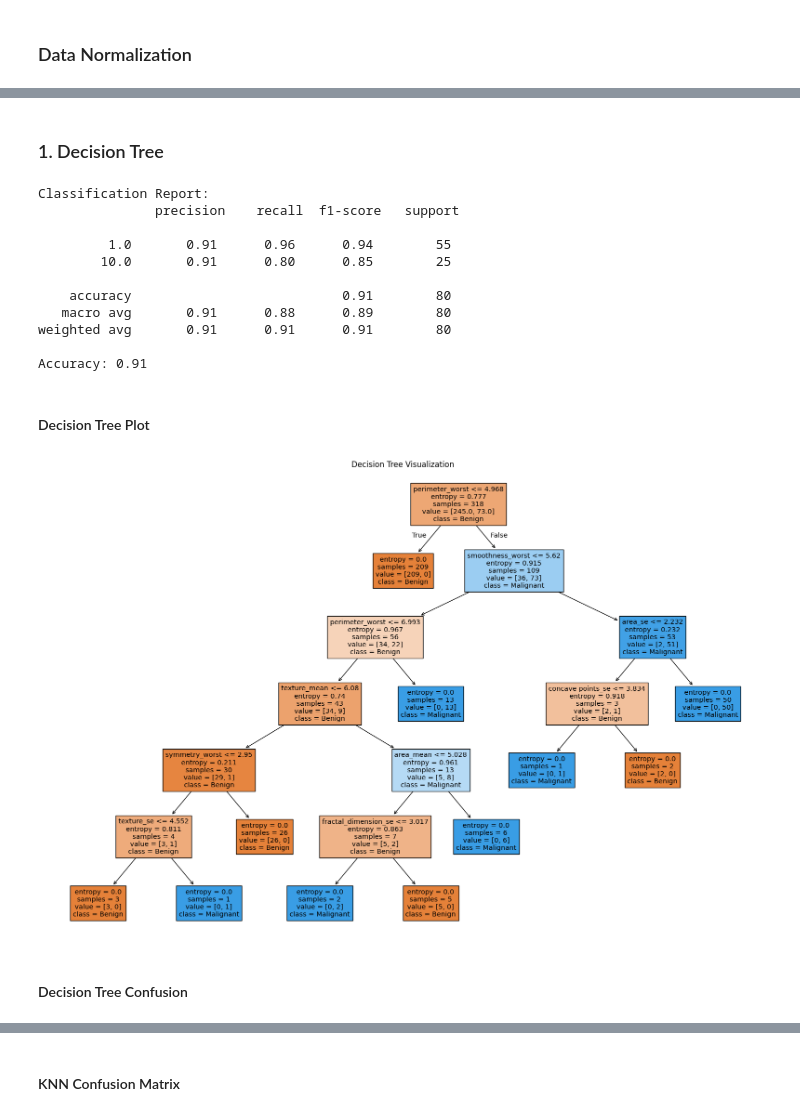
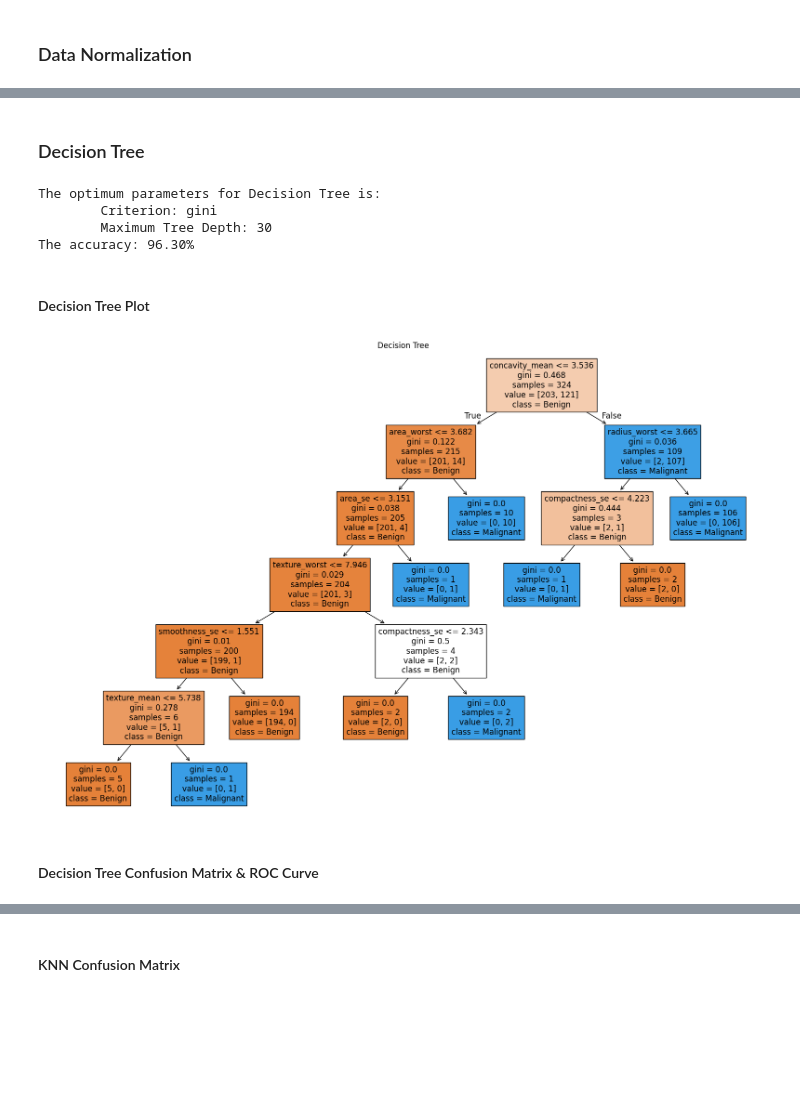
Before and after one commit to youssef-mohamed1809/Type-of-Breast-Cancer-Prediction, a Jupyter notebook: main.ipynb, the cells around one changed output, grey strips where cells are left out. Cells and saved outputs as stored; diff of their text form; code cells hidden in the pictures; blank space fills up the shorter version.

```diff
--- a/main.ipynb
+++ b/main.ipynb
@@ -14,7 +14,7 @@ from sklearn.metrics import accuracy_score, confusion_matrix, classification_rep
 
 OUTPUT = 1
 DROP = True
-IQR_OPTION = 1
+IQR_OPTION = 2
 USE_IQR = True
 
 data = pd.read_csv("breast-cancer.csv")
@@ -420,40 +374,47 @@ def plot_confusion_matrix(y_true, y_pred, title):
     plt.ylabel("True Label")
     plt.show()
 # %% [markdown]
-### 1. Decision Tree
+### Decision Tree
-# %%
-X_train1, X_test1, y_train1, y_test1 = train_test_split(X, y, test_size=0.2, random_state=42)
-
-dt_model = DecisionTreeClassifier(criterion='entropy', random_state=42)
-dt_model.fit(X_train1, y_train1)
-
-y_pred1 = dt_model.predict(X_test1)
-
-report1 = classification_report(y_test1, y_pred1)
-print("Classification Report:\n", report1)
-accuracy1 = accuracy_score(y_test1, y_pred1)
-print(f"Accuracy: {accuracy1:.2f}")
-# %% [output]
-Classification Report:
-               precision    recall  f1-score   support
-
-         1.0       0.91      0.96      0.94        55
-        10.0       0.91      0.80      0.85        25
-
-    accuracy                           0.91        80
-   macro avg       0.91      0.88      0.89        80
-weighted avg       0.91      0.91      0.91        80
-
-Accuracy: 0.91
+# %%
+params = {
+    'criterion': ['gini', 'entropy'],
+    'max_depth': [None, 10, 20, 30]
+}
+
+
+dt_model = DecisionTreeClassifier()
+grid_search = GridSearchCV(estimator=dt_model, param_grid=params, scoring='accuracy')
+grid_search.fit(x_train, y_train)
+
+
+dt_model = grid_search.best_estimator_
+
+
+y_pred = dt_model.predict(x_test)
+accuracy = accuracy_score(y_pred, y_test) * 100
+
+accuracy_scores['DecisionTree'] = accuracy
+
+if OUTPUT:
+    print("The optimum parameters for Decision Tree is: ")
+    print(f"\tCriterion: {grid_search.best_params_['criterion']}")
+    print(f"\tMaximum Tree Depth: {grid_search.best_params_['max_depth']}")
+    print(f"The accuracy: {accuracy:.2f}%")
+# %% [output]
+The optimum parameters for Decision Tree is:
+        Criterion: gini
+        Maximum Tree Depth: 30
+The accuracy: 96.30%
 # %% [markdown]
 #### Decision Tree Plot
 # %%
-plt.figure(figsize=(20, 13))
-plot_tree(dt_model, feature_names=X.columns, class_names=['Benign', 'Malignant'], filled=True)
-plt.title("Decision Tree Visualization")
-plt.show()
+if OUTPUT:
+    plt.figure(figsize=(20, 13))
+    plot_tree(dt_model, feature_names=x.columns, class_names=['Benign', 'Malignant'], filled=True)
+    plt.title("Decision Tree")
+    plt.show()
 # %% [output]
-[figure, old version]
+[figure, new version]
 # %% [markdown]
-#### Decision Tree Confusion
+#### Decision Tree Confusion Matrix & ROC Curve
 # %%
```
Also changed, not shown: parts of 55 cells of this notebook.
